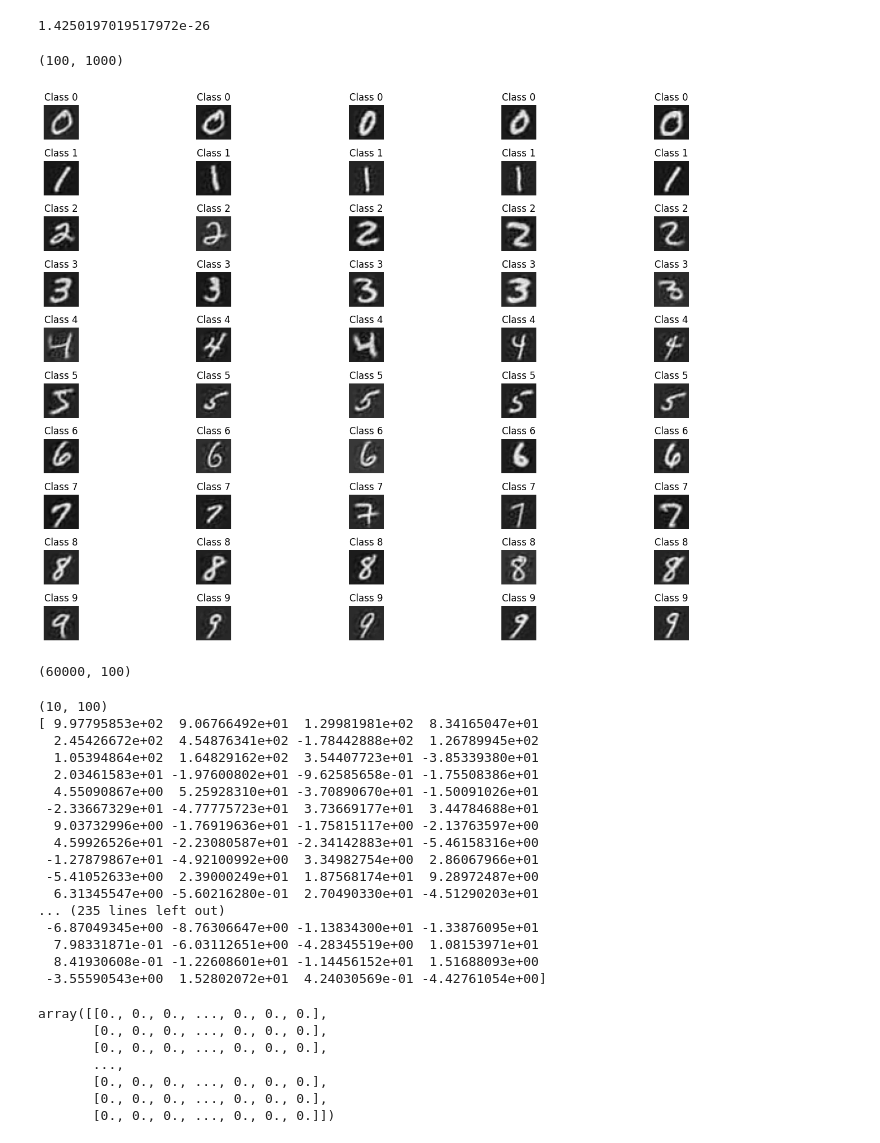
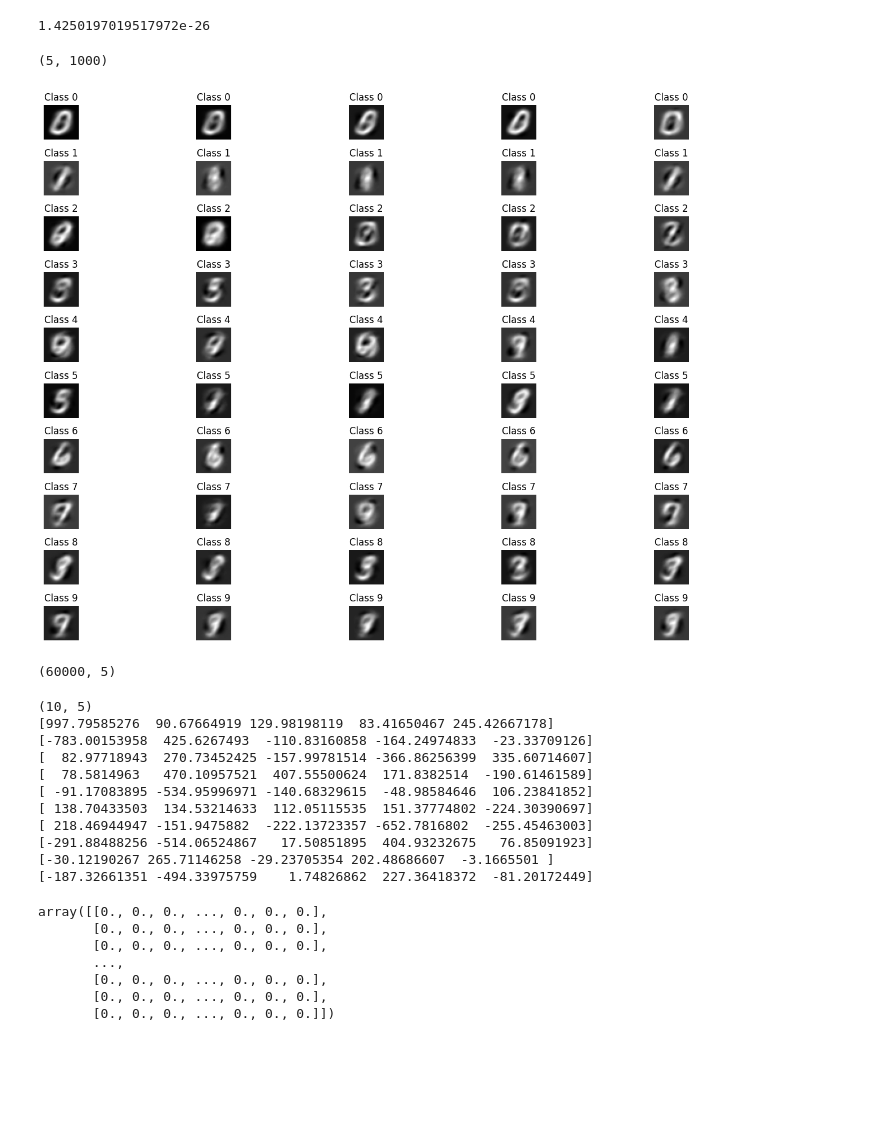
Before and after one commit to AyTIDa1165/Digit-Recognition, a Jupyter notebook: SML_A2_Q2.ipynb, the cells around one changed output. Saved outputs shown, nothing was run; the diff lists cells and outputs as text; code cells hidden in the pictures; blank space fills up the shorter version.

```diff
--- a/SML_A2_Q2.ipynb
+++ b/SML_A2_Q2.ipynb
@@ -130,12 +130,12 @@ def plotImage(p):
     plt.tight_layout()
     plt.show()
 # %%
-p = 100
+p = 5
 plotImage(p)
 #Change the value of the parameter p in the range [1, 784] to produce different results
 # %% [output]
-(100, 1000)
+(5, 1000)
-[figure, old version]
+[figure, new version]
 # %%
 train_images = data['x_train']
 train_images = train_images.reshape(-1, 784).T
@@ -147,7 +147,7 @@ Yp = Up.T @ X_train_cen
 Yp = Yp.T
 Yp.shape
 # %% [output]
-(60000, 100)
+(60000, 5)
 # %%
 class_means = []
 class_inv_covs = []
@@ -167,23 +167,17 @@ print(class_means.shape)
 for i in class_means:
     print(i)
 # %% [output]
-(10, 100)
-[ 9.97795853e+02  9.06766492e+01  1.29981981e+02  8.34165047e+01
-  2.45426672e+02  4.54876341e+02 -1.78442888e+02  1.26789945e+02
-  1.05394864e+02  1.64829162e+02  3.54407723e+01 -3.85339380e+01
-  2.03461583e+01 -1.97600802e+01 -9.62585658e-01 -1.75508386e+01
-  4.55090867e+00  5.25928310e+01 -3.70890670e+01 -1.50091026e+01
- -2.33667329e+01 -4.77775723e+01  3.73669177e+01  3.44784688e+01
-  9.03732996e+00 -1.76919636e+01 -1.75815117e+00 -2.13763597e+00
-  4.59926526e+01 -2.23080587e+01 -2.34142883e+01 -5.46158316e+00
- -1.27879867e+01 -4.92100992e+00  3.34982754e+00  2.86067966e+01
- -5.41052633e+00  2.39000249e+01  1.87568174e+01  9.28972487e+00
-  6.31345547e+00 -5.60216280e-01  2.70490330e+01 -4.51290203e+01
-... (235 lines left out)
- -6.87049345e+00 -8.76306647e+00 -1.13834300e+01 -1.33876095e+01
-  7.98331871e-01 -6.03112651e+00 -4.28345519e+00  1.08153971e+01
-  8.41930608e-01 -1.22608601e+01 -1.14456152e+01  1.51688093e+00
- -3.55590543e+00  1.52802072e+01  4.24030569e-01 -4.42761054e+00]
+(10, 5)
+[997.79585276  90.67664919 129.98198119  83.41650467 245.42667178]
+[-783.00153958  425.6267493  -110.83160858 -164.24974833  -23.33709126]
+[  82.97718943  270.73452425 -157.99781514 -366.86256399  335.60714607]
+[  78.5814963   470.10957521  407.55500624  171.8382514  -190.61461589]
+[ -91.17083895 -534.95996971 -140.68329615  -48.98584646  106.23841852]
+[ 138.70433503  134.53214633  112.05115535  151.37774802 -224.30390697]
+[ 218.46944947 -151.9475882  -222.13723357 -652.7816802  -255.45463003]
+[-291.88488256 -514.06524867   17.50851895  404.93232675   76.85091923]
+[-30.12190267 265.71146258 -29.23705354 202.48686607  -3.1665501 ]
+[-187.32661351 -494.33975759    1.74826862  227.36418372  -81.20172449]
 # %%
 def QDA(x, mean, inv, priori):
     ans = - 0.5 * ((x @ inv @ (x.T)) - 2 * (mean @ inv @ (x.T)) + (mean @ inv @ (mean.T))) + np.log(priori)
```
Also changed, not shown: parts of 3 cells of this notebook.
